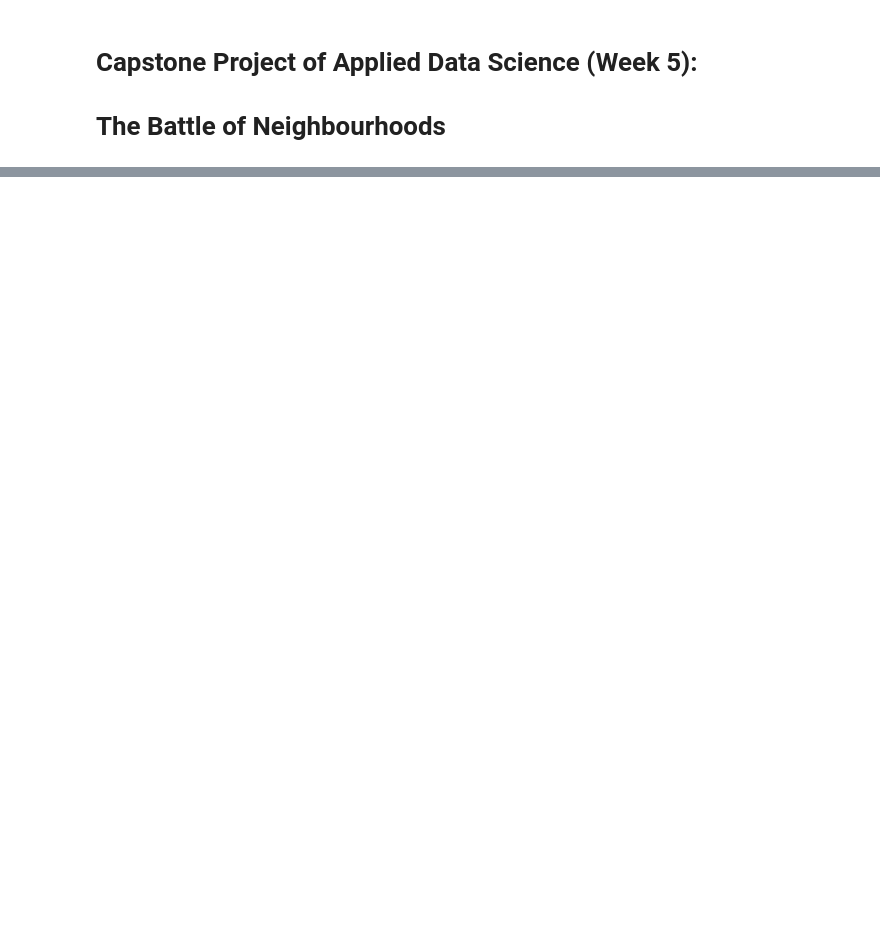
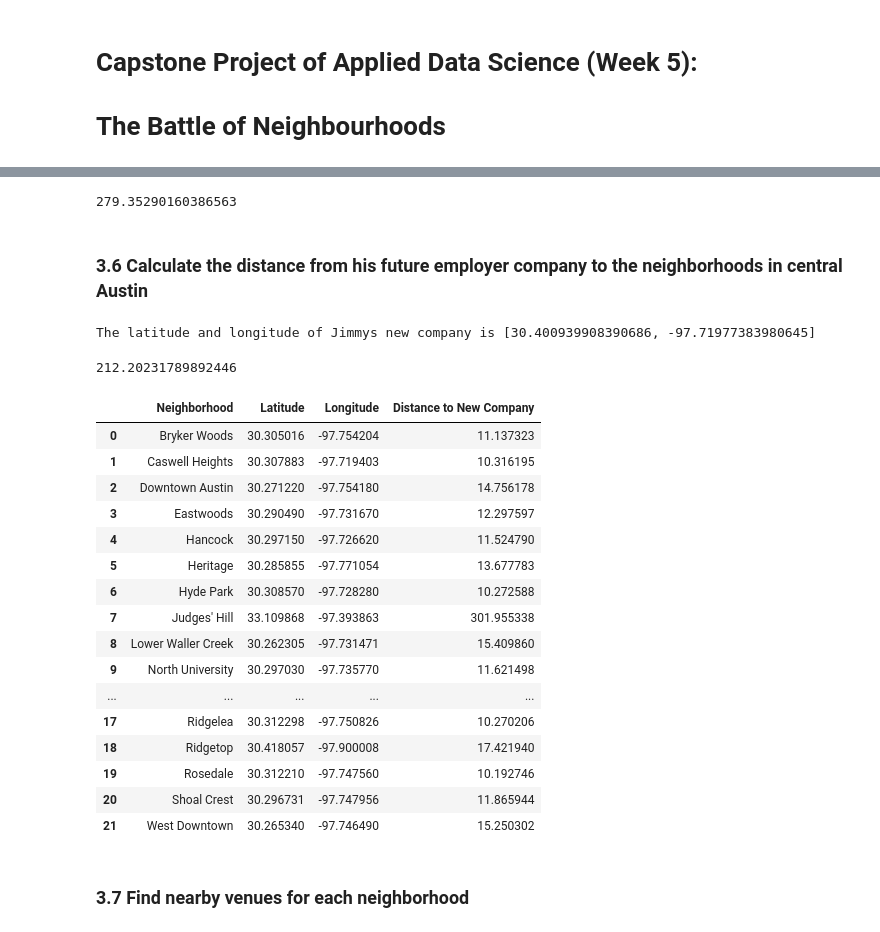
Before and after one commit to zaomy/Capstone_Data_Science, a Jupyter notebook: Capstone_week5_project.ipynb, the cells around one changed output, grey strips where cells are left out. Cells and saved outputs as stored; diff of their text form; code cells hidden in the pictures; blank space fills up the shorter version.

```diff
--- a/Capstone_week5_project.ipynb
+++ b/Capstone_week5_project.ipynb
@@ -24,0 +163,4 @@ To help my friend Jimmy find the neighborhood, I will need the following data (d
+# %%
+df1 = df.drop('COA ID#[nb 1]', axis = 1)
+df1.columns = ['Neighborhood']
+df1
@@ -24,0 +187,13 @@ To help my friend Jimmy find the neighborhood, I will need the following data (d
+# %%
+latAll = []
+lngAll = []
+for m in range(df1.shape[0]):
+    neighborhood = df1.loc[m][0]
+    latlng = get_latlng(neighborhood + ', Austin, TX')
+    lat = latlng[0]
+    lng = latlng[1]
+    latAll.append(lat)
+    lngAll.append(lng)
+
+df1['Latitude'] =  latAll
+df1['Longitude'] = lngAll
@@ -24,0 +220,22 @@ To help my friend Jimmy find the neighborhood, I will need the following data (d
+# %%
+import geopy.distance
+
+coords_1 = (52.2296756, 21.0122287)
+coords_2 = (52.406374, 16.9251681)
+
+print(geopy.distance.vincenty(coords_1, coords_2).km)
+# %% [output]
+279.35290160386563
+# %% [markdown]
+### 3.6 Calculate the distance from his future employer company to the neighborhoods in central Austin<a name="3_6"></a>
+# %%
+new_company_address = '11501 Alterra Pkwy, Austin, TX 78758'
+
+new_company_latlng = get_latlng(new_company_address)
+print('The latitude and longitude of Jimmy''s new company is', new_company_latlng)
+# %% [output]
+The latitude and longitude of Jimmys new company is [30.400939908390686, -97.71977383980645]
+# %%
+print(geopy.distance.vincenty(current_latlng, new_company_latlng).km)
+# %% [output]
+212.20231789892446
@@ -24,0 +251,22 @@ To help my friend Jimmy find the neighborhood, I will need the following data (d
+# %%
+df1
+# %% [output]
+|  | Neighborhood | Latitude | Longitude | Distance to New Company |
+| 0 | Bryker Woods | 30.305016 | -97.754204 | 11.137323 |
+| 1 | Caswell Heights | 30.307883 | -97.719403 | 10.316195 |
+| 2 | Downtown Austin | 30.271220 | -97.754180 | 14.756178 |
+| 3 | Eastwoods | 30.290490 | -97.731670 | 12.297597 |
+| 4 | Hancock | 30.297150 | -97.726620 | 11.524790 |
+| 5 | Heritage | 30.285855 | -97.771054 | 13.677783 |
+| 6 | Hyde Park | 30.308570 | -97.728280 | 10.272588 |
+| 7 | Judges' Hill | 33.109868 | -97.393863 | 301.955338 |
+| 8 | Lower Waller Creek | 30.262305 | -97.731471 | 15.409860 |
+| 9 | North University | 30.297030 | -97.735770 | 11.621498 |
+| ... | ... | ... | ... | ... |
+| 17 | Ridgelea | 30.312298 | -97.750826 | 10.270206 |
+| 18 | Ridgetop | 30.418057 | -97.900008 | 17.421940 |
+| 19 | Rosedale | 30.312210 | -97.747560 | 10.192746 |
+| 20 | Shoal Crest | 30.296731 | -97.747956 | 11.865944 |
+| 21 | West Downtown | 30.265340 | -97.746490 | 15.250302 |
+# %% [markdown]
+### 3.7 Find nearby venues for each neighborhood<a name="3_7"></a>
```
Also changed, not shown: parts of 40 cells of this notebook.
